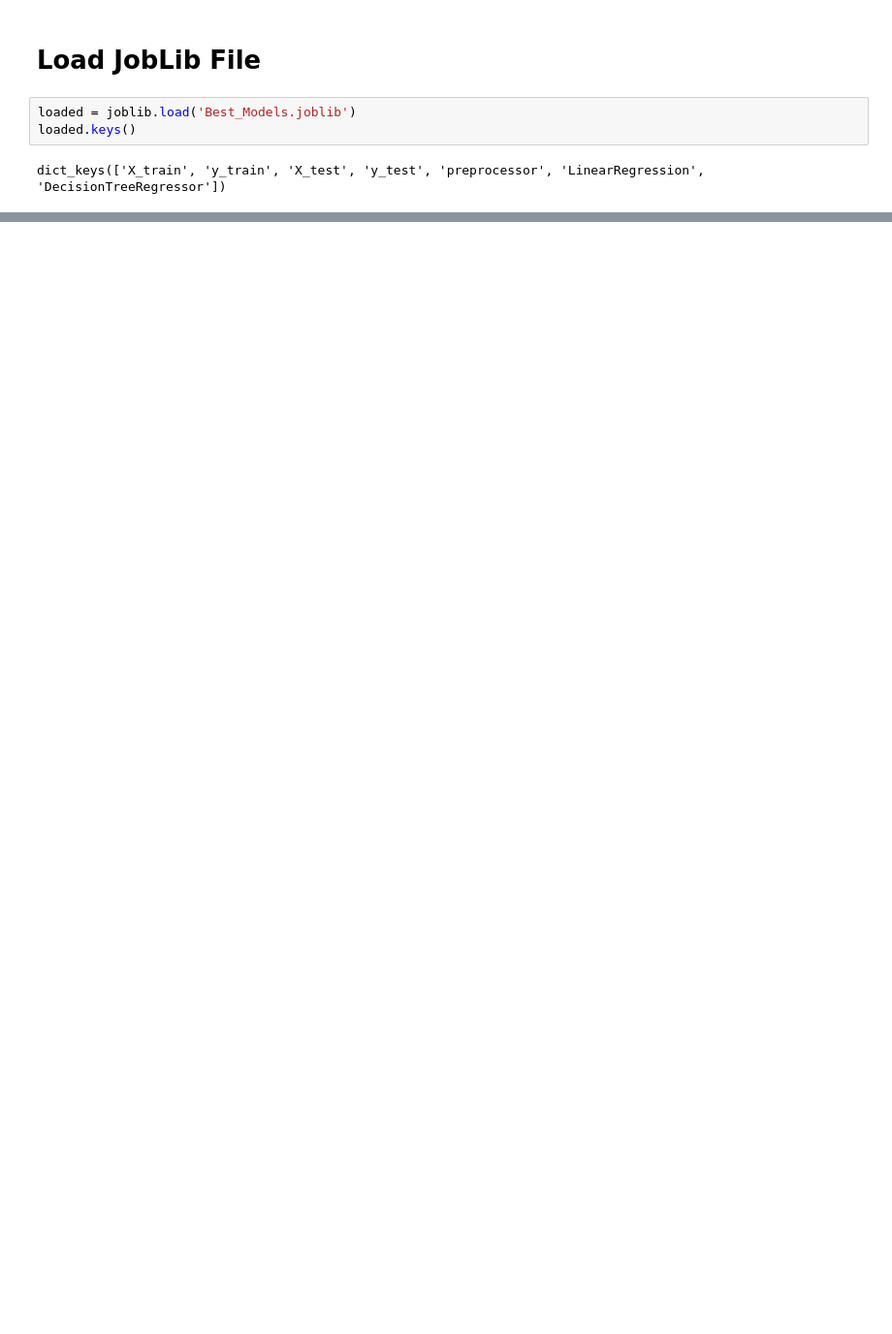
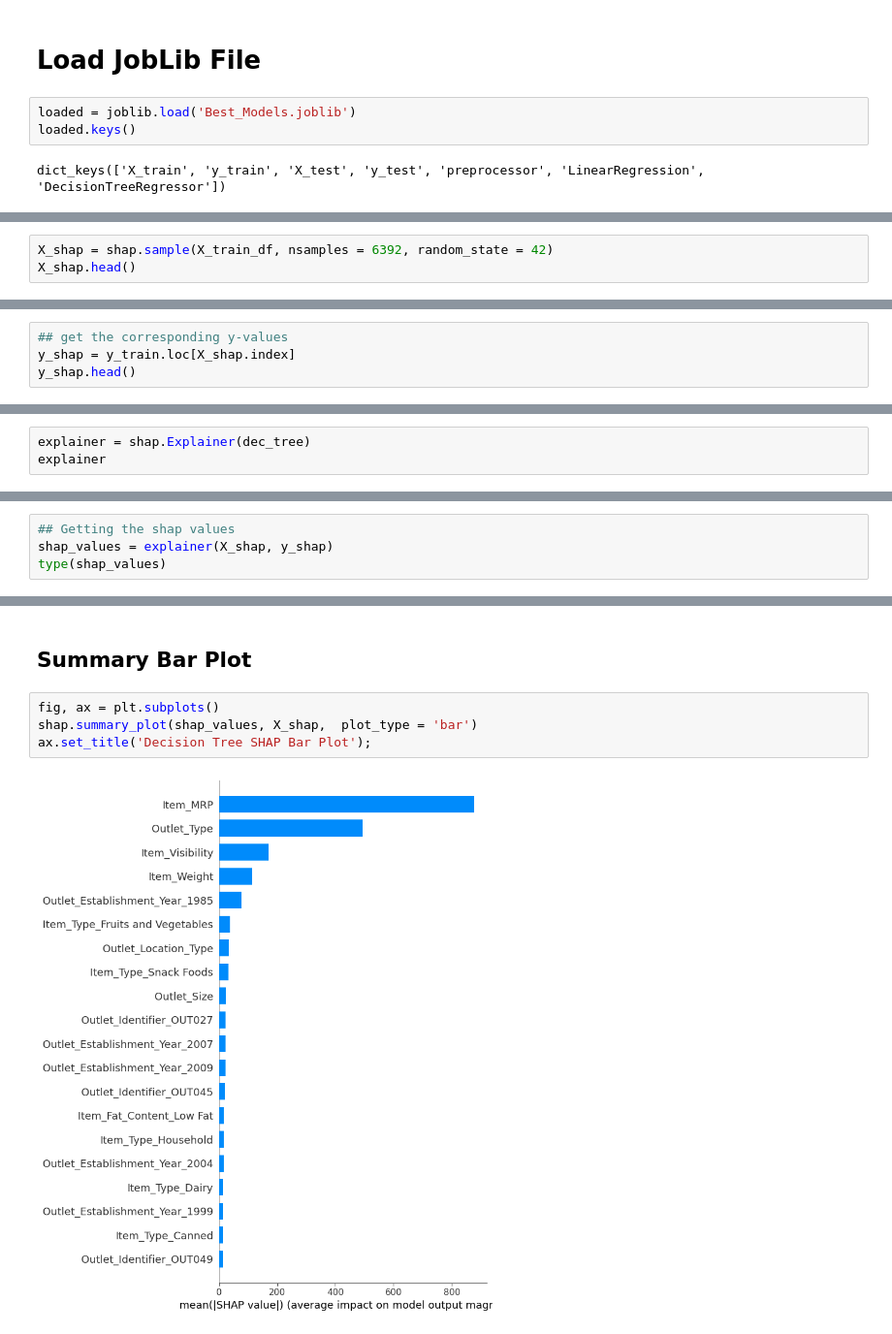
Before and after one commit to jaytrey777/Project-1-Revisited, a Jupyter notebook: Part 2 - Explaining Models with Shap.ipynb, the cells around one changed output, grey strips where cells are left out. Shown at 97% size. Drawn from its saved outputs; the diff is of its cells as text; blank space fills up the shorter version.

```diff
--- a/Part 2 - Explaining Models with Shap.ipynb
+++ b/Part 2 - Explaining Models with Shap.ipynb
@@ -39,0 +66,3 @@ dict_keys(['X_train', 'y_train', 'X_test', 'y_test', 'preprocessor', 'LinearRegr
+# %%
+X_shap = shap.sample(X_train_df, nsamples = 6392, random_state = 42)
+X_shap.head()
@@ -39,0 +77,4 @@ dict_keys(['X_train', 'y_train', 'X_test', 'y_test', 'preprocessor', 'LinearRegr
+# %%
+## get the corresponding y-values
+y_shap = y_train.loc[X_shap.index]
+y_shap.head()
@@ -39,0 +90,3 @@ dict_keys(['X_train', 'y_train', 'X_test', 'y_test', 'preprocessor', 'LinearRegr
+# %%
+explainer = shap.Explainer(dec_tree)
+explainer
@@ -39,0 +97,4 @@ dict_keys(['X_train', 'y_train', 'X_test', 'y_test', 'preprocessor', 'LinearRegr
+# %%
+## Getting the shap values
+shap_values = explainer(X_shap, y_shap)
+type(shap_values)
@@ -39,0 +143,8 @@ dict_keys(['X_train', 'y_train', 'X_test', 'y_test', 'preprocessor', 'LinearRegr
+# %% [markdown]
+## Summary Bar Plot
+# %%
+fig, ax = plt.subplots()
+shap.summary_plot(shap_values, X_shap,  plot_type = 'bar')
+ax.set_title('Decision Tree SHAP Bar Plot');
+# %% [output]
+[figure, added]
```
Also changed, not shown: parts of 26 cells of this notebook.
